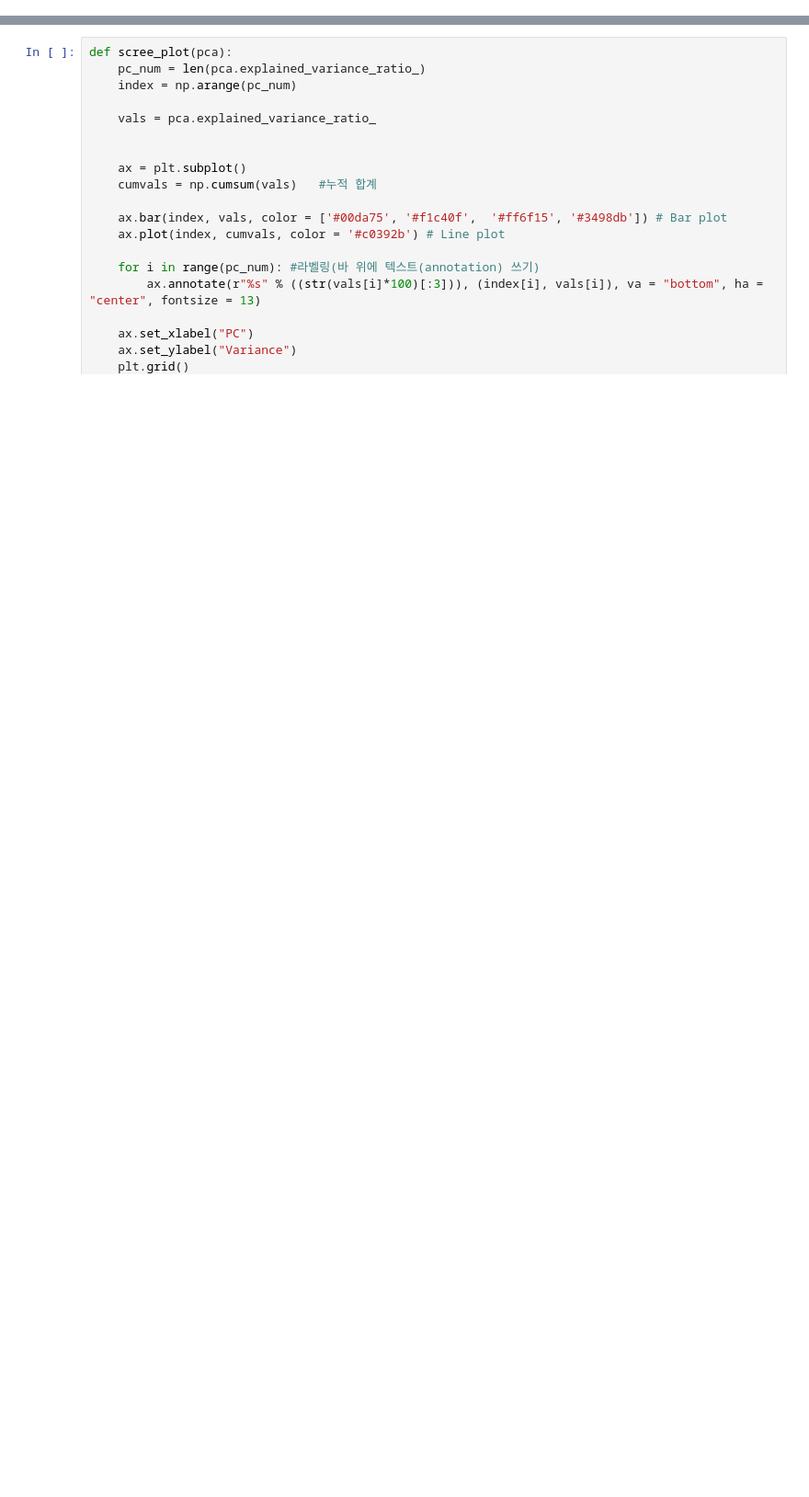
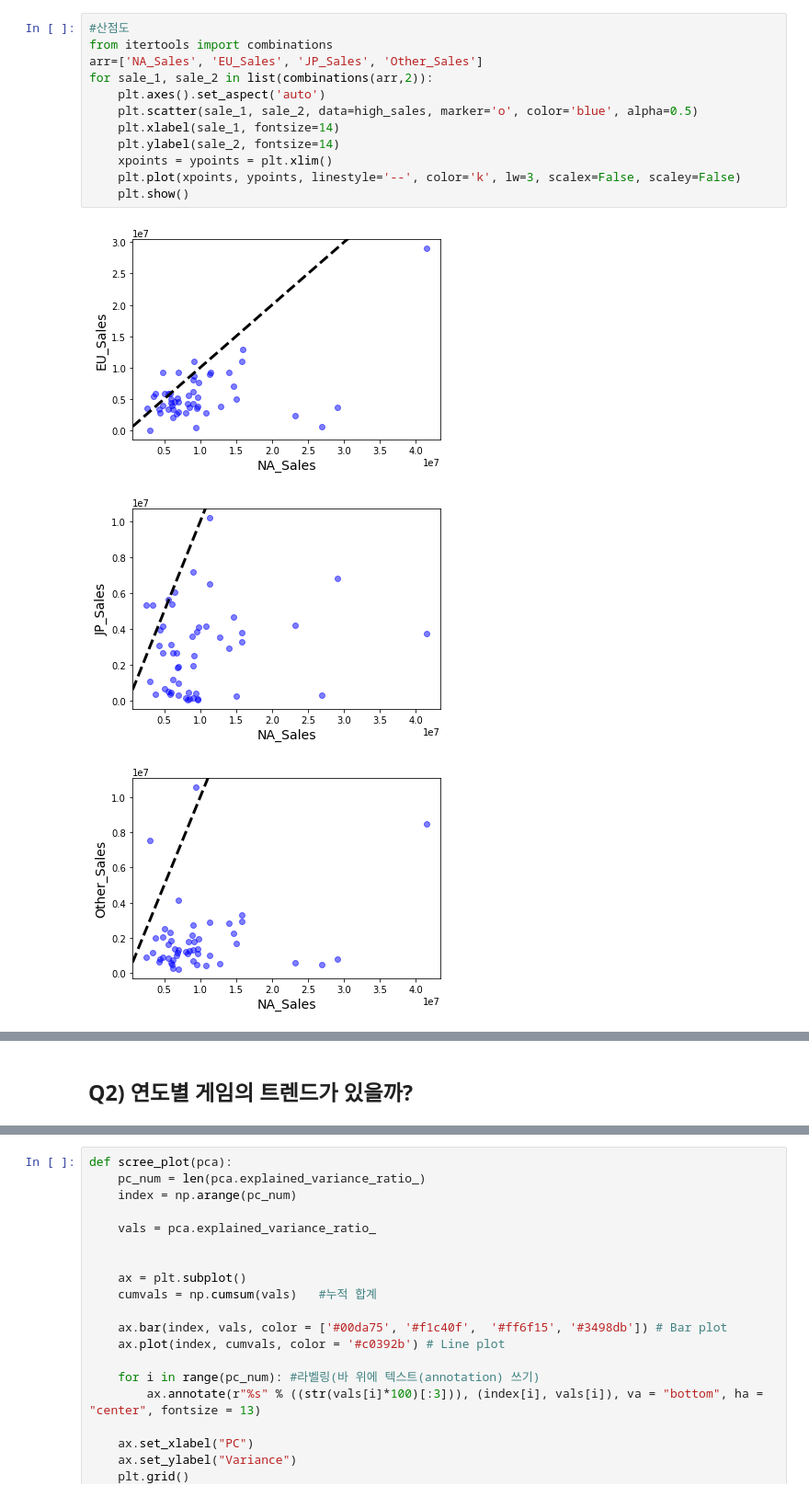
Before and after one commit to Markers/SC1_Project, a Jupyter notebook: Src/SC1_project.ipynb, the cells around one changed output, grey strips where cells are left out. Shown: that part at 92% size. Cells and saved outputs as stored; diff of their text form; blank space fills up the shorter version.

```diff
--- a/Src/SC1_project.ipynb
+++ b/Src/SC1_project.ipynb
@@ -216,0 +277,16 @@ gerne
+# %%
+#산점도
+from itertools import combinations
+arr=['NA_Sales', 'EU_Sales', 'JP_Sales', 'Other_Sales']
+for sale_1, sale_2 in list(combinations(arr,2)):
+    plt.axes().set_aspect('auto')
+    plt.scatter(sale_1, sale_2, data=high_sales, marker='o', color='blue', alpha=0.5)
+    plt.xlabel(sale_1, fontsize=14)
+    plt.ylabel(sale_2, fontsize=14)
+    xpoints = ypoints = plt.xlim()
+    plt.plot(xpoints, ypoints, linestyle='--', color='k', lw=3, scalex=False, scaley=False)
+    plt.show()
+# %% [output]
+[figure, added]
+[figure, added]
+[figure, added]
@@ -217,3 +296,5 @@ gerne
+# %% [markdown]
+## Q2) 연도별 게임의 트렌드가 있을까?
 # %%
 # Q) 연도별 게임의 트렌드가 있을까?
 
```
Also changed, not shown: parts of 22 cells of this notebook.
